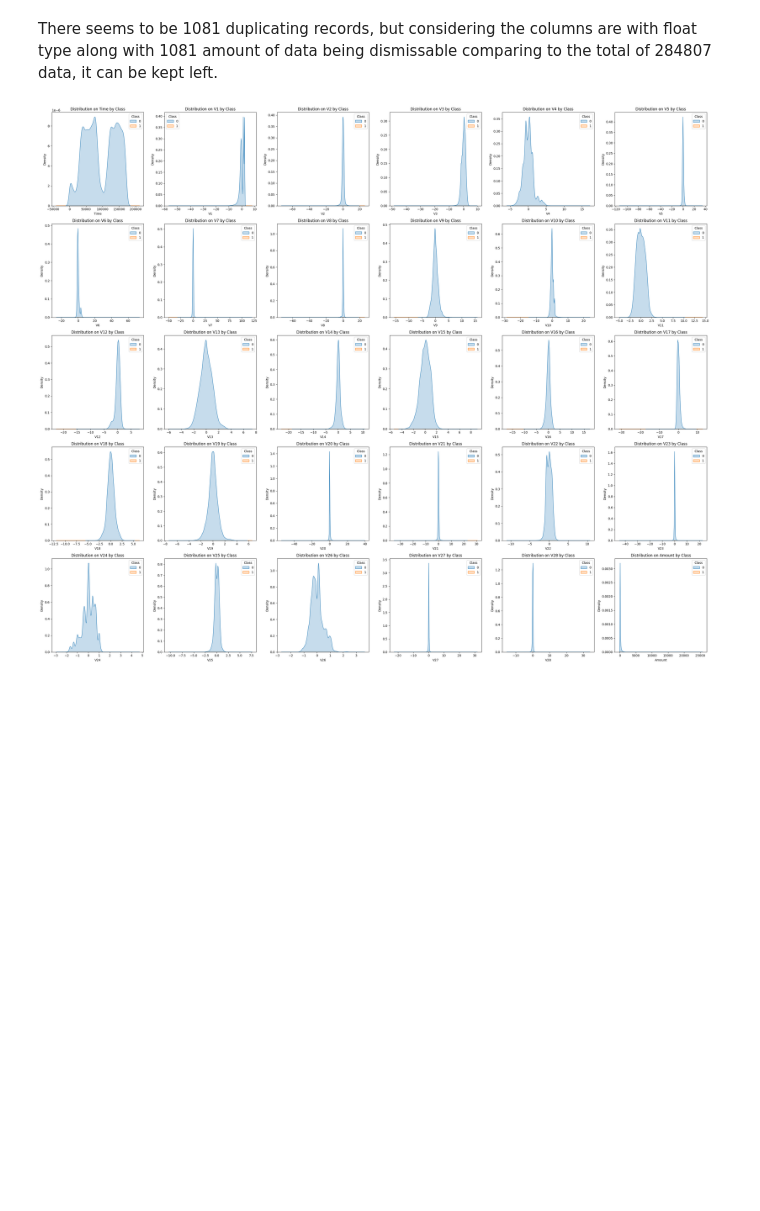
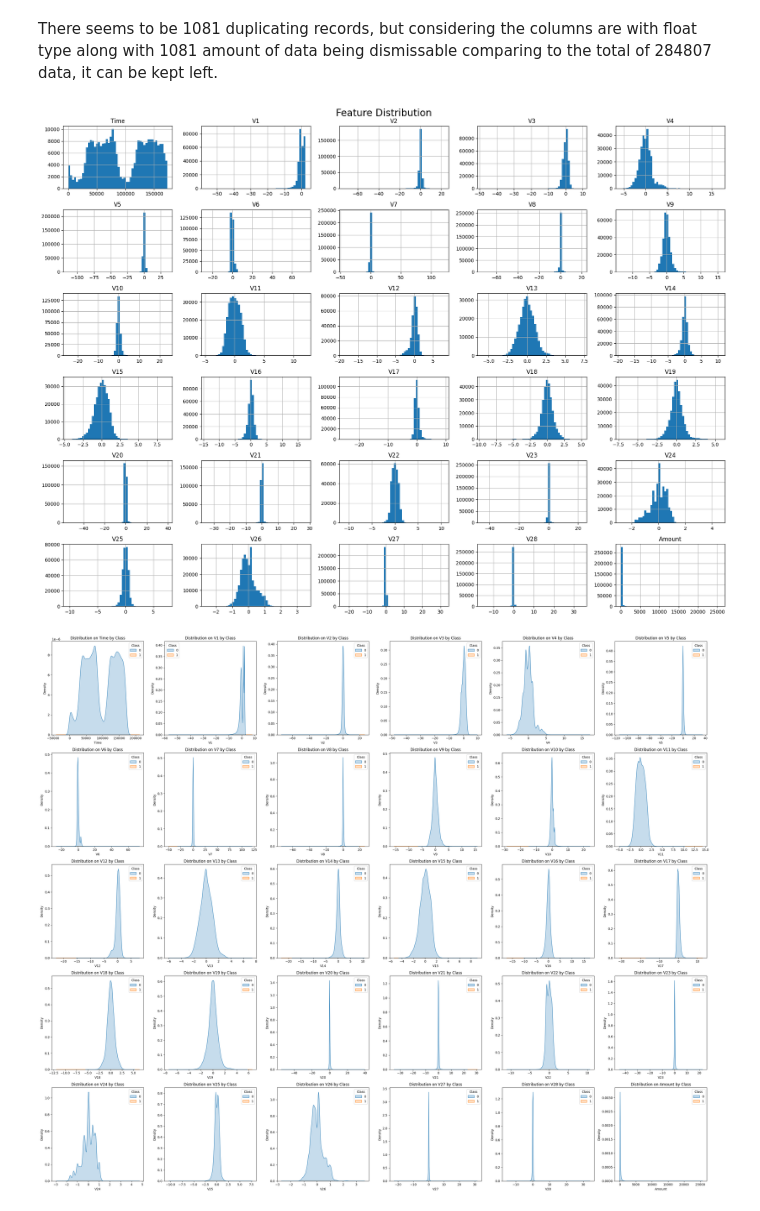
Before and after one commit to stevokwon/aws-fraud-detection, a Jupyter notebook: notebooks/01_eda.ipynb, the cells around one changed output. Drawn from its saved outputs; the diff is of its cells as text; code cells hidden in the pictures; blank space fills up the shorter version.

```diff
--- a/notebooks/01_eda.ipynb
+++ b/notebooks/01_eda.ipynb
@@ -128,6 +128,13 @@ def save_plot(filename):
     plt.tight_layout()
     plt.savefig(f"images/{filename}")
     plt.show()
+# %%
+# Feature distribution
+df.drop('Class', axis = 1).hist(figsize = (20, 15), bins = 50)
+plt.suptitle('Feature Distribution', fontsize = 20)
+save_plot('feature_distribution.png')
+# %% [output]
+[figure, added]
 # %%
 # Check Distribution of Each Column based on its Corresponding Class
 cols = df.columns.drop(['Class'])
```
Also changed, not shown: parts of 3 cells of this notebook, 1 other file.
